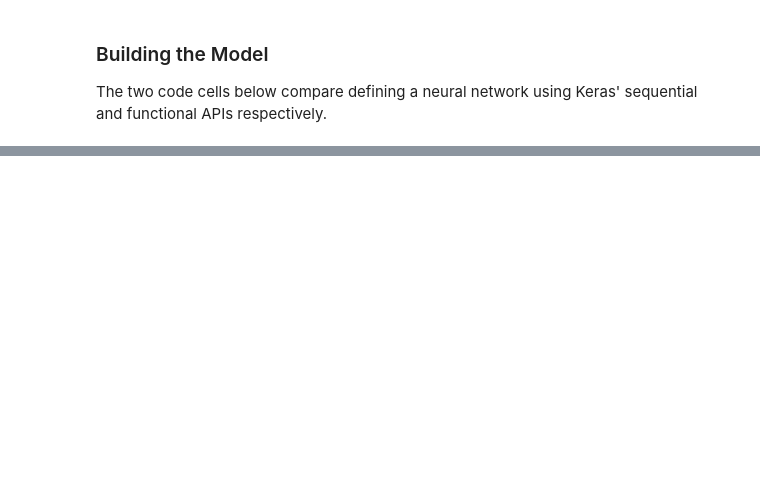
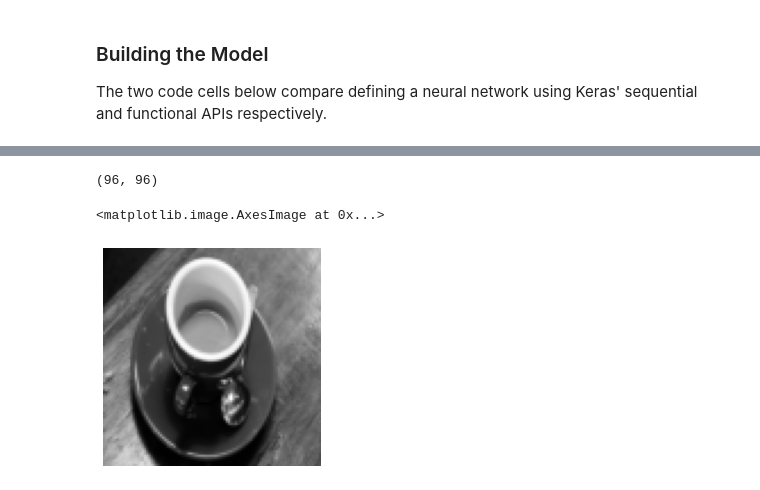
Before and after one commit to DCtheTall/generative-deep-learning, a Jupyter notebook: 2-deep-learning/DeepNeuralNetwork.ipynb, the cells around one changed output, grey strips where cells are left out. Cells and saved outputs as stored; diff of their text form; code cells hidden in the pictures; blank space fills up the shorter version.

Commit message:
ch2 up to dropout layers

```diff
--- a/2-deep-learning/DeepNeuralNetwork.ipynb
+++ b/2-deep-learning/DeepNeuralNetwork.ipynb
@@ -96,0 +194,16 @@ _________________________________________________________________
+# %%
+from keras.layers import Conv2D
+from skimage import data
+from skimage.color import rgb2gray
+from skimage.transform import resize
+
+img = rgb2gray(data.coffee())
+img = resize(img, (32 * 3, 32 * 3))
+print(img.shape)
+
+plt.axis('off')
+plt.imshow(img, cmap='gray')
+# %% [output]
+(96, 96)
+<matplotlib.image.AxesImage at 0x...>
+[figure, added]
```
Also changed, not shown: parts of 23 cells of this notebook.
